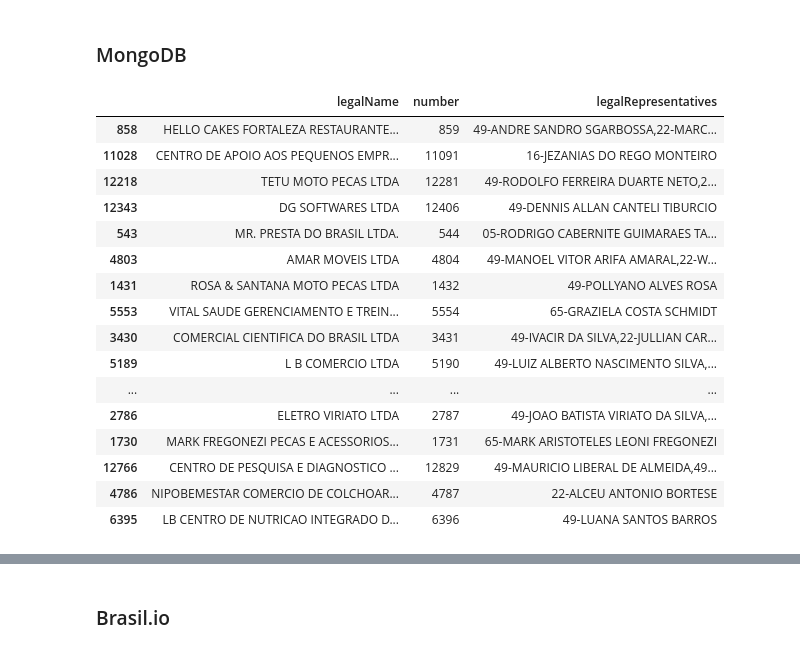
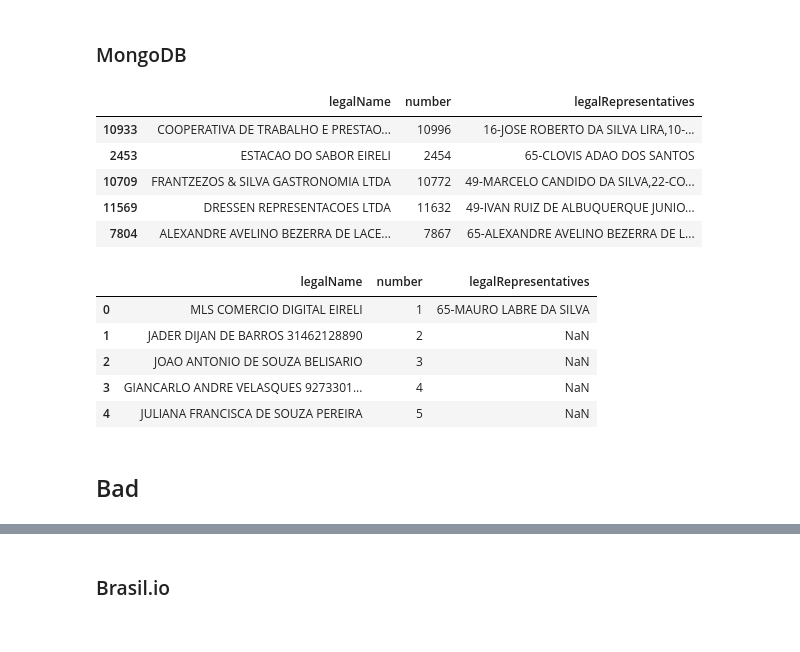
Before and after one commit to ormenesse/Classification-Male-Female-Brazilian-Names, a Jupyter notebook: liderança-feminina.ipynb, the cells around one changed output, grey strips where cells are left out. Cells and saved outputs as stored; diff of their text form; code cells hidden in the pictures.

```diff
--- a/liderança-feminina.ipynb
+++ b/liderança-feminina.ipynb
@@ -7,7 +7,13 @@ import numpy as np
 import pymongo
 from fuzzywuzzy import fuzz
 import math
+from lf_functions import lid_fem
 import unidecode
+from functions import *
+from unidecode import unidecode
+pd.set_option('display.max_rows', 1000)
+import requests
+import matplotlib.pyplot as plt
 # %% [markdown]
 ## Dados
 # %% [markdown]
@@ -22,34 +28,28 @@ res = client['gyramais']['Business'].aggregate([
             'legalName': 1,
             'number': 1
         }
-    },
-    {
-        '$unwind' : {
-            'path': '$Business',
-            'preserveNullAndEmptyArrays': True
-        }
     }
 ])
 # %%
 test = list(res)
 # %%
 df_mongo = pd.json_normalize(test).drop('_id',axis=1)
-df_mongo[df_mongo['legalRepresentatives'].notna()].sample(20)
+df_mongo[df_mongo['legalRepresentatives'].notna()].sample(5)
 # %% [output]
 |  | legalName | number | legalRepresentatives |
-| 858 | HELLO CAKES FORTALEZA RESTAURANTE... | 859 | 49-ANDRE SANDRO SGARBOSSA,22-MARC... |
-| 11028 | CENTRO DE APOIO AOS PEQUENOS EMPR... | 11091 | 16-JEZANIAS DO REGO MONTEIRO |
-| 12218 | TETU MOTO PECAS LTDA | 12281 | 49-RODOLFO FERREIRA DUARTE NETO,2... |
-| 12343 | DG SOFTWARES LTDA | 12406 | 49-DENNIS ALLAN CANTELI TIBURCIO |
-| 543 | MR. PRESTA DO BRASIL LTDA. | 544 | 05-RODRIGO CABERNITE GUIMARAES TA... |
-| 4803 | AMAR MOVEIS LTDA | 4804 | 49-MANOEL VITOR ARIFA AMARAL,22-W... |
-| 1431 | ROSA & SANTANA MOTO PECAS LTDA | 1432 | 49-POLLYANO ALVES ROSA |
-| 5553 | VITAL SAUDE GERENCIAMENTO E TREIN... | 5554 | 65-GRAZIELA COSTA SCHMIDT |
-| 3430 | COMERCIAL CIENTIFICA DO BRASIL LTDA | 3431 | 49-IVACIR DA SILVA,22-JULLIAN CAR... |
-| 5189 | L B COMERCIO LTDA | 5190 | 49-LUIZ ALBERTO NASCIMENTO SILVA,... |
-| ... | ... | ... | ... |
-| 2786 | ELETRO VIRIATO LTDA | 2787 | 49-JOAO BATISTA VIRIATO DA SILVA,... |
-| 1730 | MARK FREGONEZI PECAS E ACESSORIOS... | 1731 | 65-MARK ARISTOTELES LEONI FREGONEZI |
-| 12766 | CENTRO DE PESQUISA E DIAGNOSTICO ... | 12829 | 49-MAURICIO LIBERAL DE ALMEIDA,49... |
-| 4786 | NIPOBEMESTAR COMERCIO DE COLCHOAR... | 4787 | 22-ALCEU ANTONIO BORTESE |
-| 6395 | LB CENTRO DE NUTRICAO INTEGRADO D... | 6396 | 49-LUANA SANTOS BARROS |
+| 10933 | COOPERATIVA DE TRABALHO E PRESTAO... | 10996 | 16-JOSE ROBERTO DA SILVA LIRA,10-... |
+| 2453 | ESTACAO DO SABOR EIRELI | 2454 | 65-CLOVIS ADAO DOS SANTOS |
+| 10709 | FRANTZEZOS & SILVA GASTRONOMIA LTDA | 10772 | 49-MARCELO CANDIDO DA SILVA,22-CO... |
+| 11569 | DRESSEN REPRESENTACOES LTDA | 11632 | 49-IVAN RUIZ DE ALBUQUERQUE JUNIO... |
+| 7804 | ALEXANDRE AVELINO BEZERRA DE LACE... | 7867 | 65-ALEXANDRE AVELINO BEZERRA DE L... |
+# %%
+df_mongo.head()
+# %% [output]
+|  | legalName | number | legalRepresentatives |
+| 0 | MLS COMERCIO DIGITAL EIRELI | 1 | 65-MAURO LABRE DA SILVA |
+| 1 | JADER DIJAN DE BARROS 31462128890 | 2 | NaN |
+| 2 | JOAO ANTONIO DE SOUZA BELISARIO | 3 | NaN |
+| 3 | GIANCARLO ANDRE VELASQUES 9273301... | 4 | NaN |
+| 4 | JULIANA FRANCISCA DE SOUZA PEREIRA | 5 | NaN |
+# %% [markdown]
+## Bad
```
Also changed, not shown: parts of 53 cells of this notebook, 12 other files.
